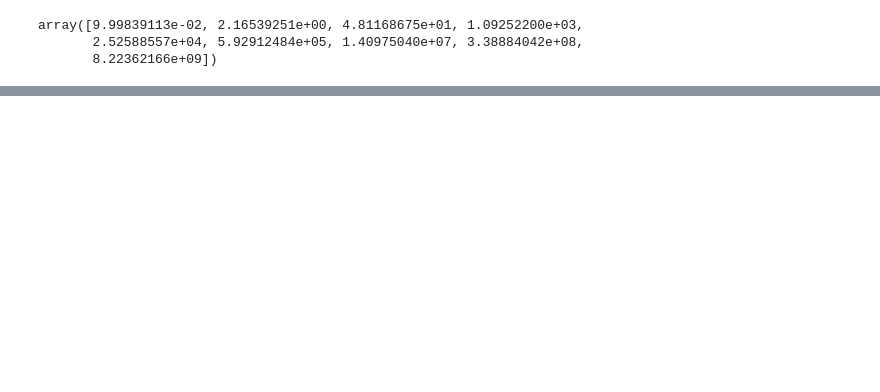
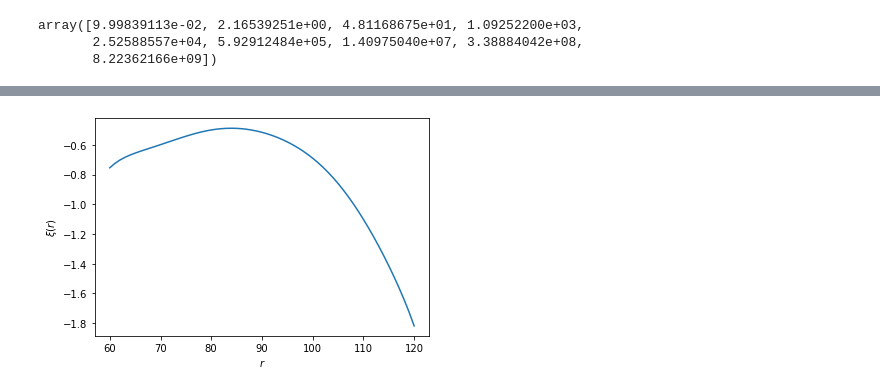
Before and after one commit to marmusso/xi-without-bins, a Jupyter notebook: XiLag-quad.ipynb, the cells around one changed output, grey strips where cells are left out. Cells and saved outputs as stored; diff of their text form; code cells hidden in the pictures; blank space fills up the shorter version.

```diff
--- a/XiLag-quad.ipynb
+++ b/XiLag-quad.ipynb
@@ -226,0 +223,7 @@ plt.show()
+# %%
+plt.plot(rt,xiSim)
+plt.xlabel(r'$r$')
+plt.ylabel(r'$\xi(r)$')
+plt.show()
+# %% [output]
+[figure, added]
```
Also changed, not shown: parts of 14 cells of this notebook.
